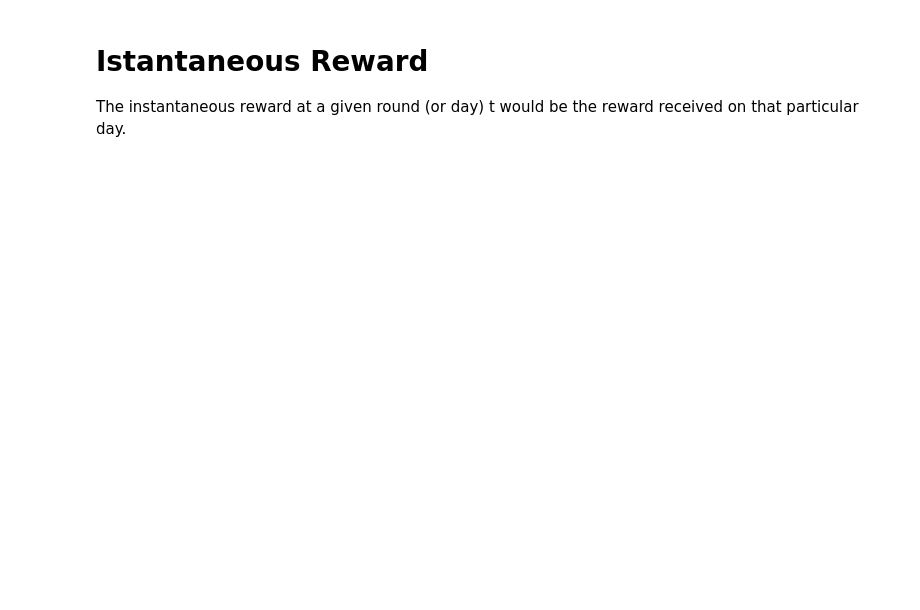
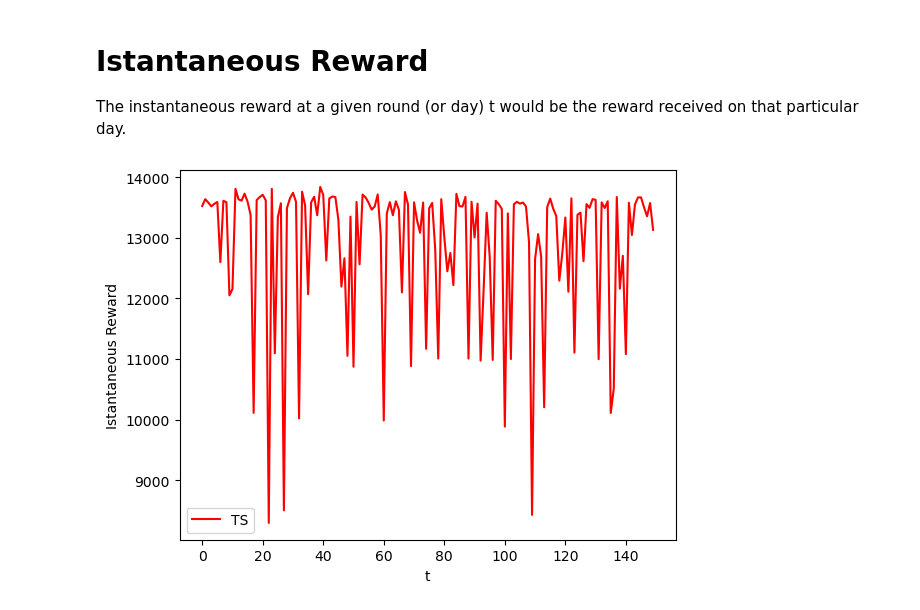
Before and after one commit to MatteoPancini/Online-Pricing-and-Advertising-Optimization-Project, a Jupyter notebook: Project-Pricing-Advertising-2022-2023/Advertising_Step2.ipynb, the cells around one changed output. Saved outputs shown, nothing was run; the diff lists cells and outputs as text; code cells hidden in the pictures; blank space fills up the shorter version.

```diff
--- a/Project-Pricing-Advertising-2022-2023/Advertising_Step2.ipynb
+++ b/Project-Pricing-Advertising-2022-2023/Advertising_Step2.ipynb
@@ -221,3 +110,12 @@ Instantaneous regret is a measure of how much better you could have done on a pa
 # %% [markdown]
 # Istantaneous Reward
 The instantaneous reward at a given round (or day) t would be the reward received on that particular day.
+# %%
+plt.figure(0)
+plt.ylabel("Istantaneous Reward")
+plt.xlabel("t")
+plt.plot(np.mean(gpts_rewards_per_experiment, axis=0), 'r')
+plt.legend(["TS"])
+plt.show()
+# %% [output]
+[figure, added]
```
Also changed, not shown: parts of 10 cells of this notebook, 1 other file.
